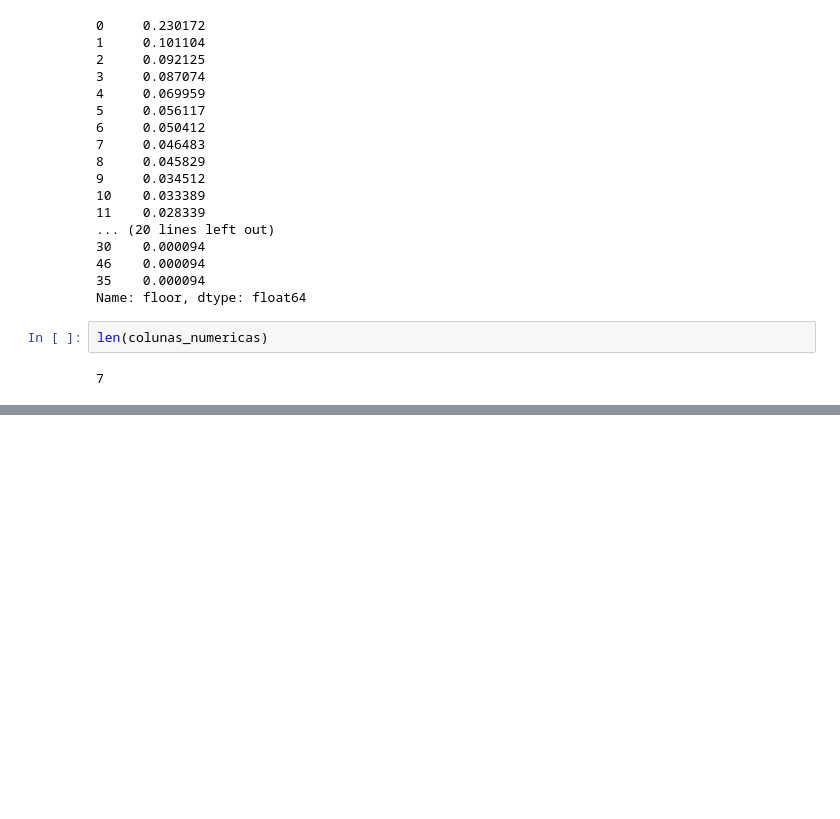
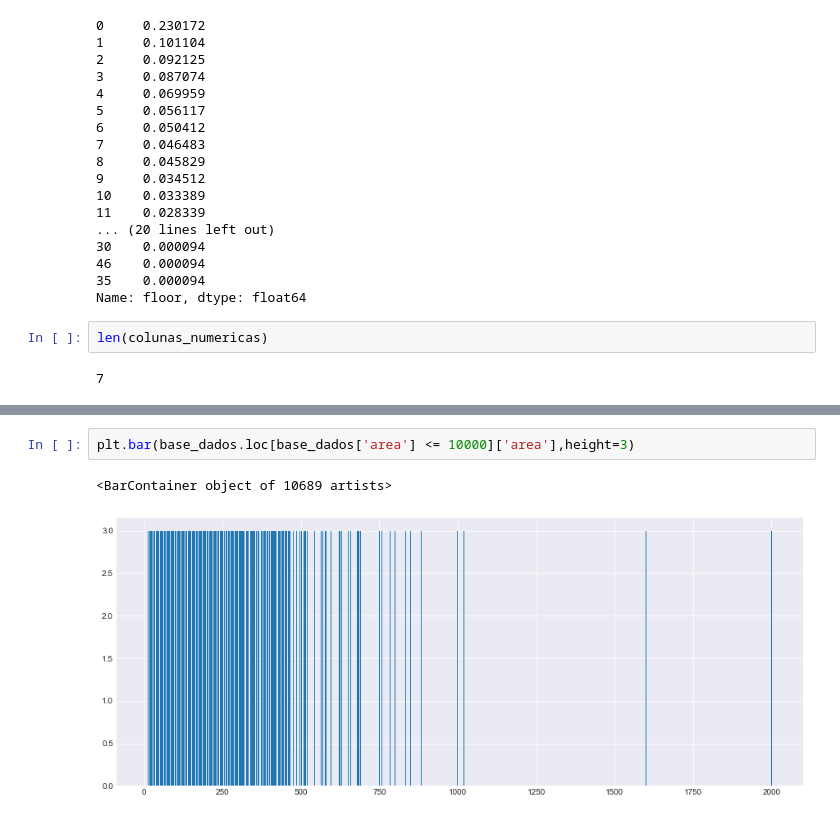
Before and after one commit to lucianawaka/machine-learning_end_to_end, a Jupyter notebook: Projeto Machine Learning End to end.ipynb, the cells around one changed output, grey strips where cells are left out. Drawn from its saved outputs; the diff is of its cells as text; blank space fills up the shorter version.

```diff
--- a/Projeto Machine Learning End to end.ipynb
+++ b/Projeto Machine Learning End to end.ipynb
@@ -329,0 +367,5 @@ plt.subplots_adjust( top=0.95, hspace=0.3 )
+# %%
+plt.bar(base_dados.loc[base_dados['area'] <= 10000]['area'],height=3)
+# %% [output]
+<BarContainer object of 10689 artists>
+[figure, added]
```
Also changed, not shown: parts of 11 cells of this notebook.
